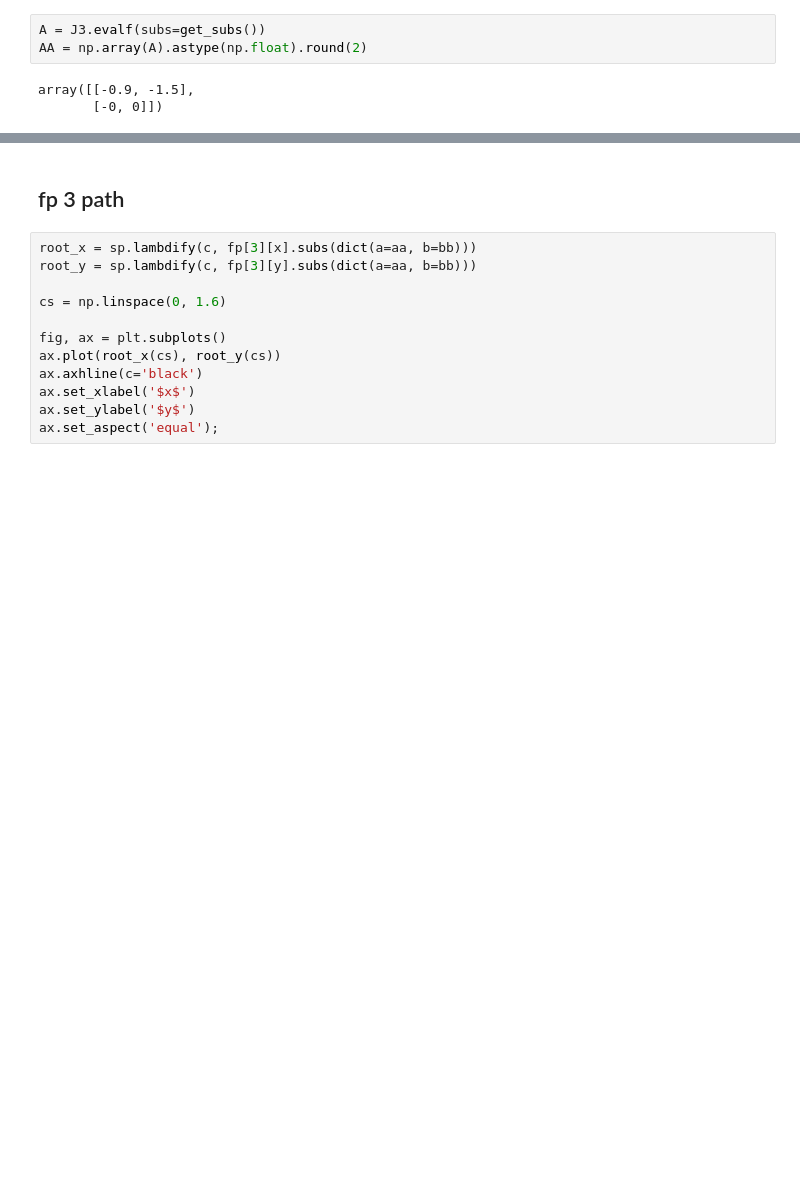
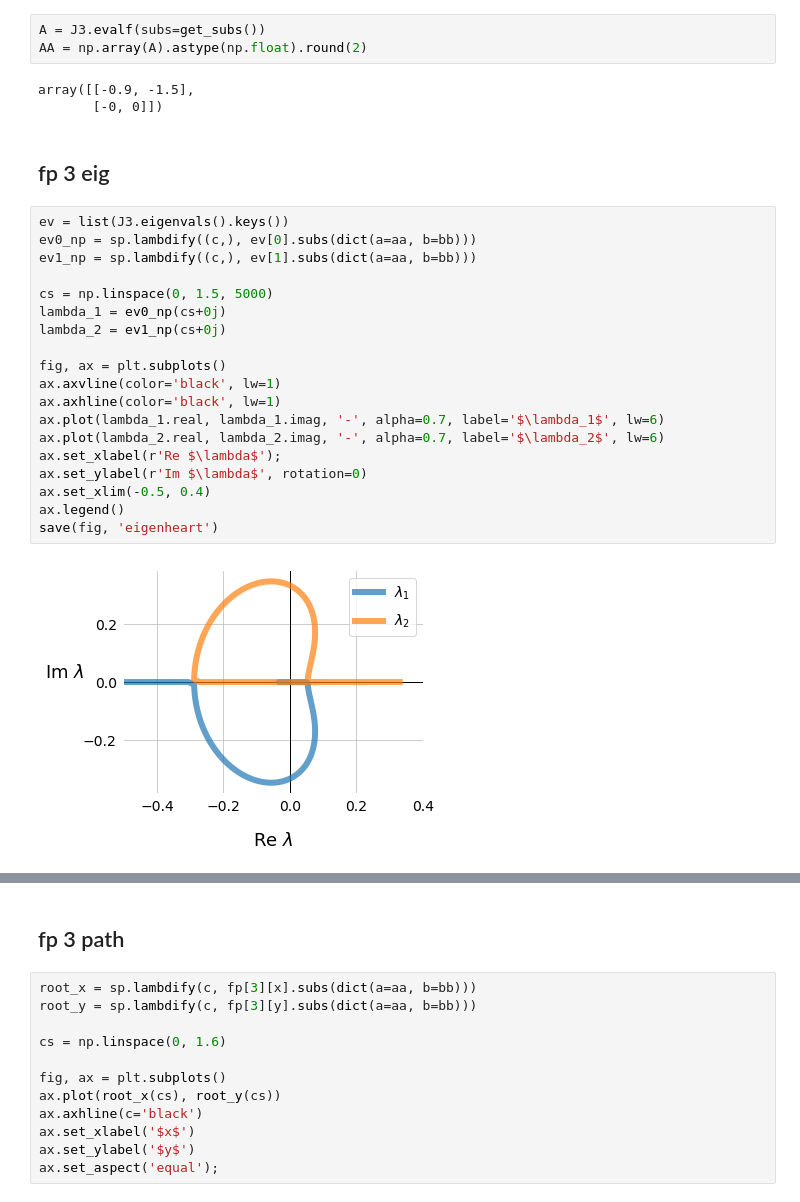
Before and after one commit to tfiers/strogatz, a Jupyter notebook: notebooks/3_Predator_prey.ipynb, the cells around one changed output, grey strips where cells are left out. Saved outputs shown, nothing was run; the diff lists cells and outputs as text; blank space fills up the shorter version.

```diff
--- a/notebooks/3_Predator_prey.ipynb
+++ b/notebooks/3_Predator_prey.ipynb
@@ -109,3 +111,26 @@ AA = np.array(A).astype(np.float).round(2)
 # %% [output]
 array([[-0.9, -1.5],
        [-0, 0]])
+# %% [markdown]
+## fp 3 eig
+# %%
+ev = list(J3.eigenvals().keys())
+ev0_np = sp.lambdify((c,), ev[0].subs(dict(a=aa, b=bb)))
+ev1_np = sp.lambdify((c,), ev[1].subs(dict(a=aa, b=bb)))
+
+cs = np.linspace(0, 1.5, 5000)
+lambda_1 = ev0_np(cs+0j)
+lambda_2 = ev1_np(cs+0j)
+
+fig, ax = plt.subplots()
+ax.axvline(color='black', lw=1)
+ax.axhline(color='black', lw=1)
+ax.plot(lambda_1.real, lambda_1.imag, '-', alpha=0.7, label='$\lambda_1$', lw=6)
+ax.plot(lambda_2.real, lambda_2.imag, '-', alpha=0.7, label='$\lambda_2$', lw=6)
+ax.set_xlabel(r'Re $\lambda$');
+ax.set_ylabel(r'Im $\lambda$', rotation=0)
+ax.set_xlim(-0.5, 0.4)
+ax.legend()
+save(fig, 'eigenheart')
+# %% [output]
+[figure, added]
```
Also changed, not shown: parts of 45 cells of this notebook, 18 other files.
